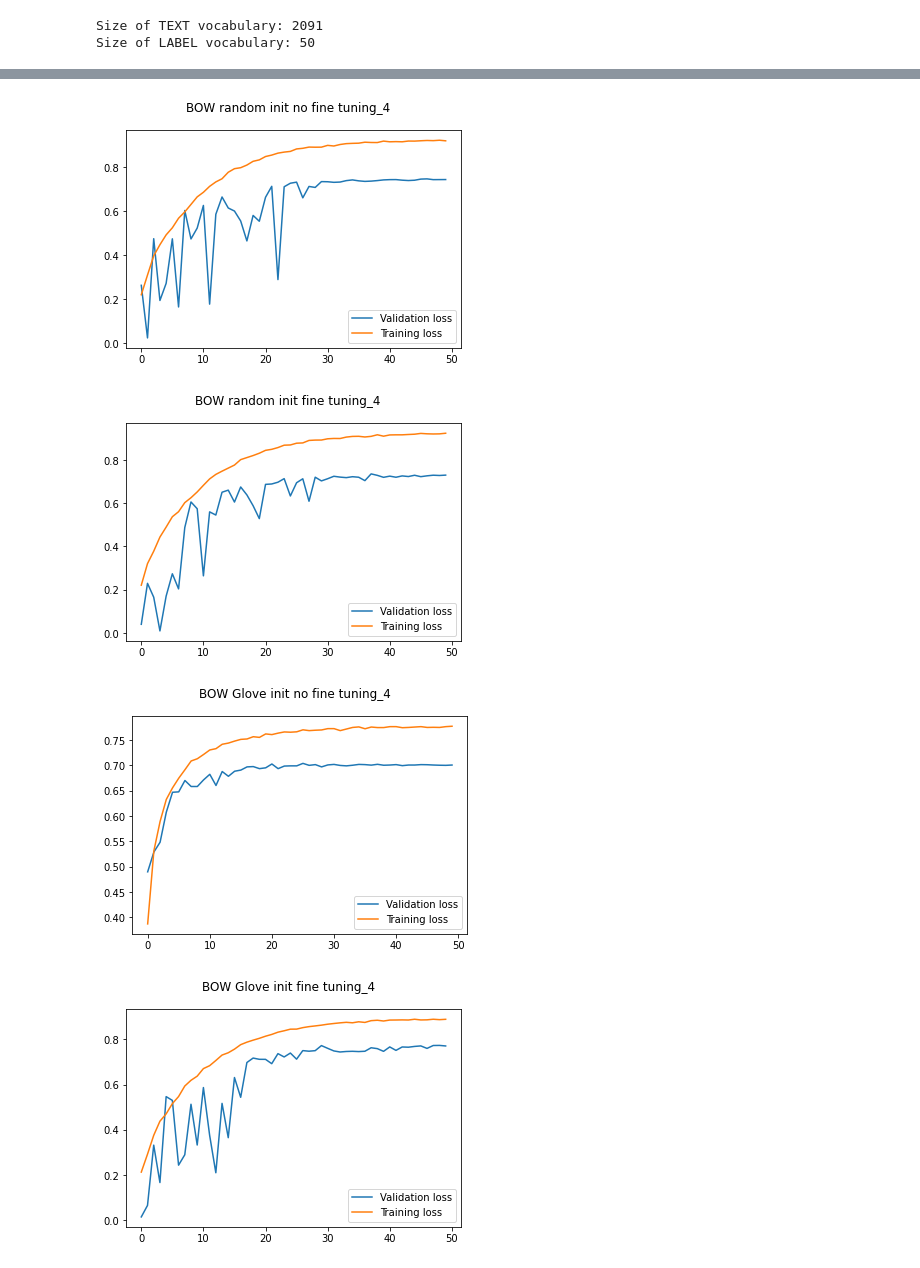
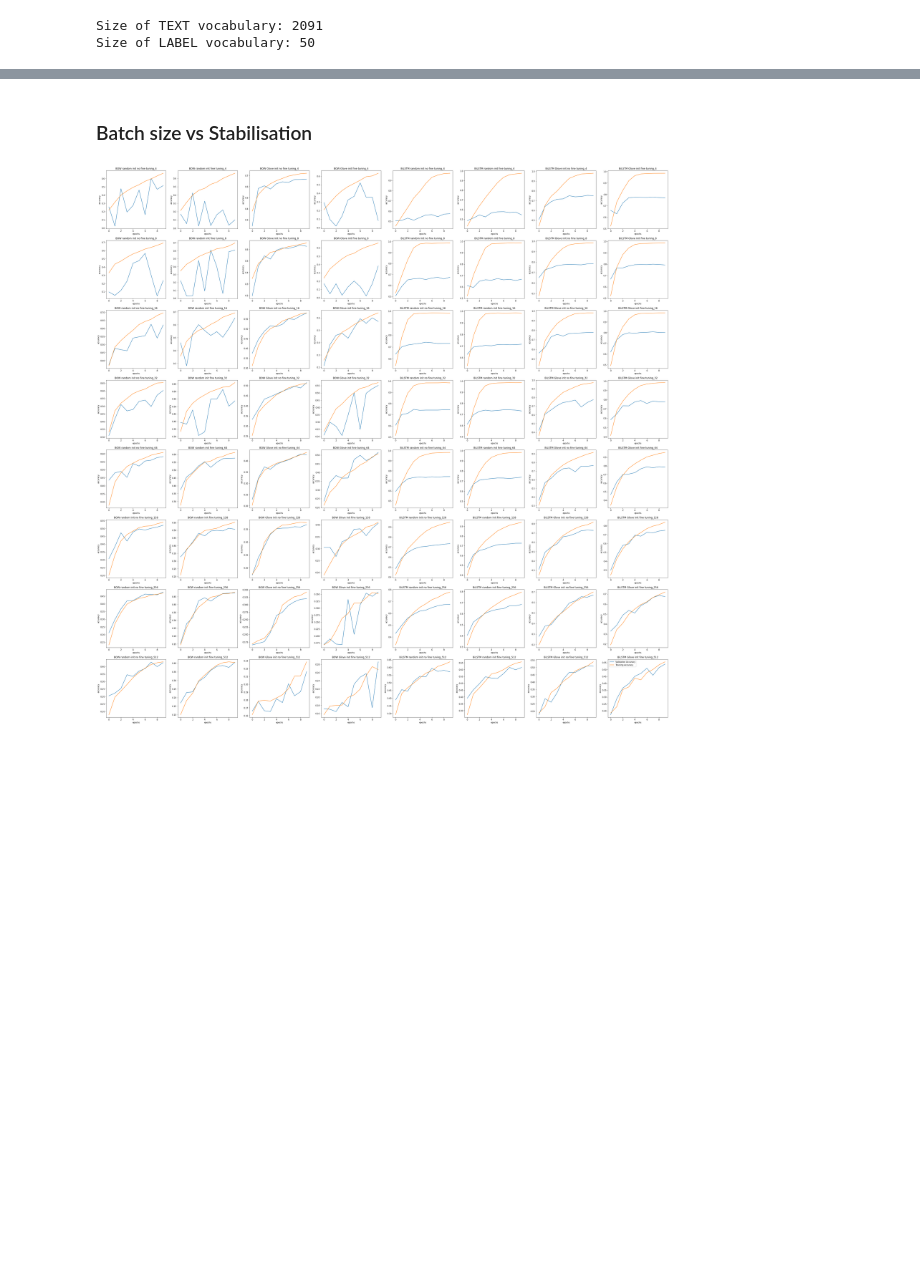
Before and after one commit to Articunoshome/question-classification, a Jupyter notebook: question_classification.ipynb, the cells around one changed output, grey strips where cells are left out. Drawn from its saved outputs; the diff is of its cells as text; code cells hidden in the pictures; blank space fills up the shorter version.

Commit message:
Updated notebook with all the images

```diff
--- a/question_classification.ipynb
+++ b/question_classification.ipynb
@@ -446,8 +446,9 @@ Drive already mounted at /content/drive; to attempt to forcibly remount, call dr
 # %%
 #changes made to remove torch text
 #All the configurations -> Need to be moved to config file in the script
-BATCH_SIZES = [4,8,16,32,64,128,256]
-N_EPOCHS = 50
+BATCH_SIZES = [4,8,16,32,64,128,256,512]
+# BATCH_SIZES = [32,64]
+N_EPOCHS = 10
 EMBED_DIM = 200
 HIDDEN_NODES = 50
 lr=1.5
@@ -584,14 +585,16 @@ Checking the results of test dataset...
+# %% [markdown]
+### Batch size vs Stabilisation
 # %%
 import matplotlib.pyplot as plt
-for name, m in zip(model_names,model_list):
-  fig = plt.figure()
-  fig.suptitle(name)
-  plt.plot(range(len(m.valid_accuracy)),m.valid_accuracy,label="Validation loss")
-  plt.plot(range(len(m.train_accuracy)),m.train_accuracy,label="Training loss")
-  plt.legend()
-  plt.show()
+n=len(model_list)//len(BATCH_SIZES)
+fig, axs = plt.subplots(len(BATCH_SIZES), 8,figsize=(50,50))
+
+for i,(name, m) in enumerate(zip(model_names,model_list)):
+  axs[i//n,i%8].set_title(name)
+  axs[i//n,i%8].plot(range(len(m.valid_accuracy)),m.valid_accuracy,label="Validation Accuracy")
+  axs[i//n,i%8].plot(range(len(m.train_accuracy)),m.train_accuracy,label="Training Accuracy")
+  axs[i//n,i%8].set(xlabel='epochs', ylabel='accuracy')
+plt.legend()
+plt.show()
 # %% [output]
-[figure, old version]
+[figure, new version]
-[figure, removed]
-[figure, removed]
-[figure, removed]
```
Also changed, not shown: parts of 13 cells of this notebook.
